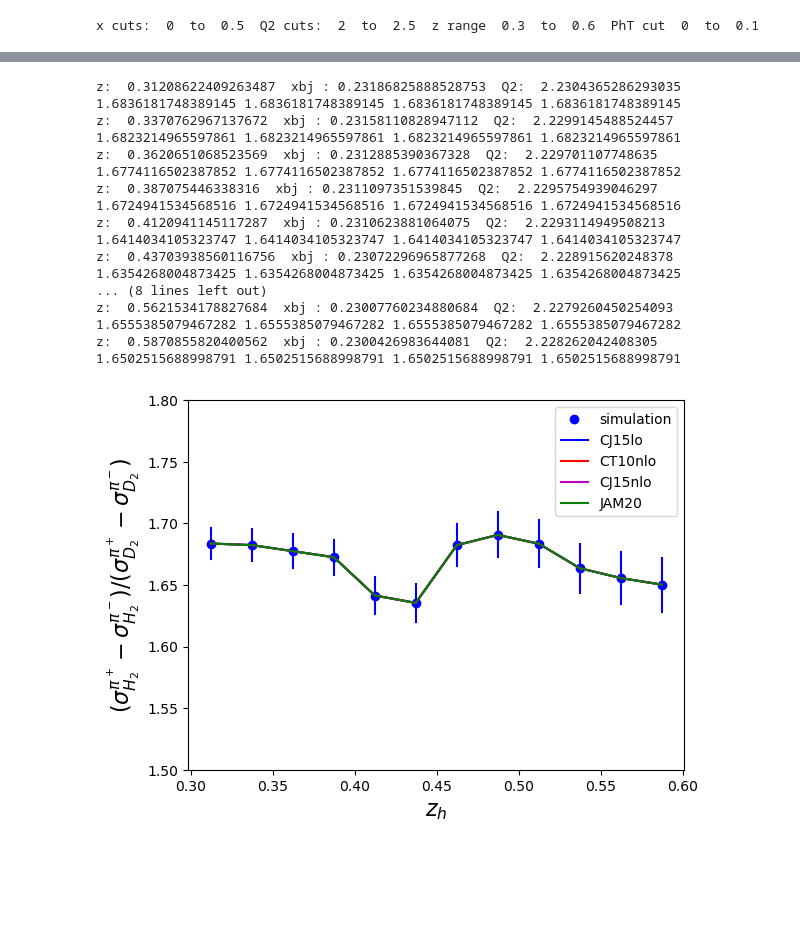
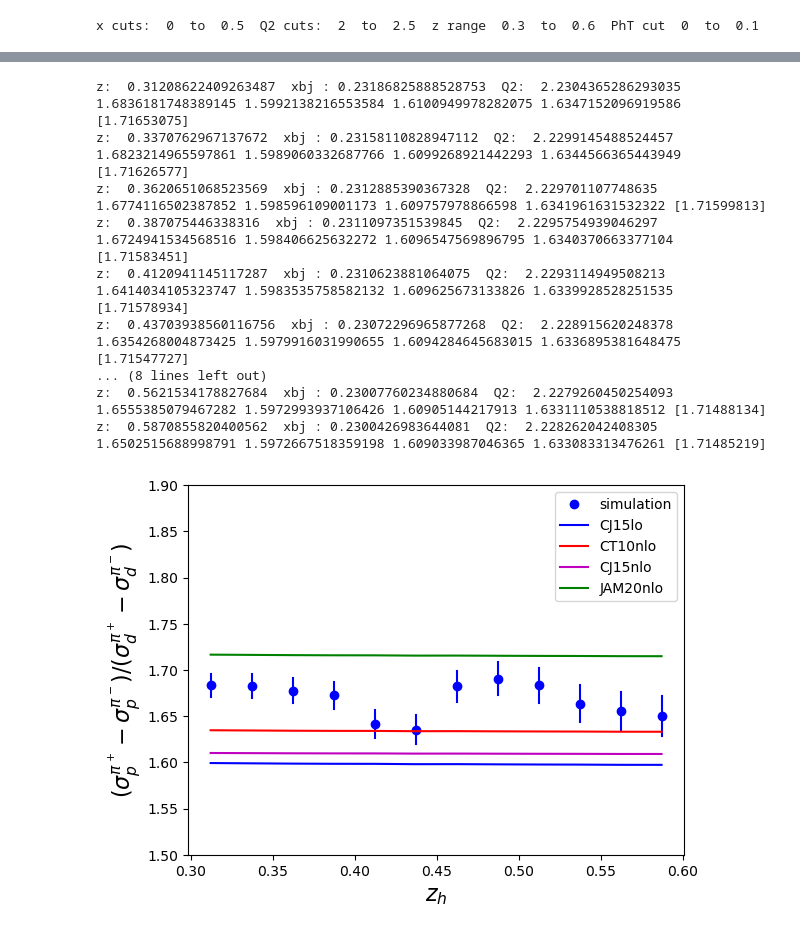
Before and after one commit to zhaozhiwen/zhaozhiwen, a Jupyter notebook: Unpol_proposal_H2D2.ipynb, the cells around one changed output, grey strips where cells are left out. Drawn from its saved outputs; the diff is of its cells as text; code cells hidden in the pictures; blank space fills up the shorter version.

```diff
--- a/Unpol_proposal_H2D2.ipynb
+++ b/Unpol_proposal_H2D2.ipynb
@@ -47,0 +53,32 @@ JAM20-SIDIS_PDF_proton_nlo PDF set, member #0, version 2; LHAPDF ID = 951500
+# %%
+def get_ratios(pdf,x,Q2):
+    d  = pdf.xfxQ2(1,x,Q2)
+    db = pdf.xfxQ2(-1,x,Q2)
+    u  = pdf.xfxQ2(2,x,Q2)
+    ub = pdf.xfxQ2(-2,x,Q2)
+    Sum=(4*u+4*ub+d+db)/5/(u+ub+d+db)
+    uv=u-ub
+    dv=d-db
+    Dif=(4*uv-dv)/3/(uv+dv)
+    return [Sum,Dif]
+def mcstat(pdfs,x,Q2):
+    nreps=len(pdfs)
+    data=np.zeros((nreps,2))
+    for i in range(nreps):
+        data[i]=get_ratios(pdfs[i],x,Q2)
+        # if (i<3):
+            # print('%i:sum=%0.2e diff=%0.2e'%(i,data[i][0],data[i][1]))
+    mean=np.mean(data,axis=0)
+    std=np.std(data,axis=0)
+    return mean,std
+# %%
+# this is to test how to use pdf
+x=0.25; Q2=2.25
+mean,std=mcstat(JAM20_all,x,Q2) # somehow JAM20 works also even though it is not defined
+print('JAM20nlo: sum=%0.2e diff=%0.2e'%(mean[0],mean[1]))
+# mean,std=mcstat(jam22,x,Q2)
+# print('JAM22nlo: sum=%0.2e diff=%0.2e'%(mean[0],mean[1]))
+# mean=get_ratios(CJ15nlo[0],x,Q2)
+# print('CJ15nlo : sum=%0.2e diff=%0.2e'%(mean[0],mean[1]))
+# mean=get_ratios(CT18nlo[0],x,Q2)
+# print('CJ18nlo : sum=%0.2e diff=%0.2e'%(mean[0],mean[1]))
@@ -453,44 +525,47 @@ for i_z in range(0,len(z_cuts)-1):
     #Q2_diff = (Q2_D2_pip+Q2_D2_pim+Q2_H2_pip+Q2_H2_pim)/4
     xbj_diff = Get_weighted_average([xbj_D2_pip,xbj_D2_pim,xbj_H2_pip,xbj_H2_pim],[err_D2_pip,err_D2_pim,err_H2_pip,err_H2_pim])[0]
     Q2_diff = Get_weighted_average([Q2_D2_pip,Q2_D2_pim,Q2_H2_pip,Q2_H2_pim],[err_D2_pip,err_D2_pim,err_H2_pip,err_H2_pim])[0]
     print('z: ',z_diff,' xbj :',xbj_diff,' Q2: ', Q2_diff)
     diff_ratio_CJ15lo = Get_diff_ratio(xbj_diff,math.sqrt(Q2_diff),CJ15lo)
     diff_ratio_CT10nlo = Get_diff_ratio(xbj_diff,math.sqrt(Q2_diff),CT10nlo)
     diff_ratio_bins_CJ15lo.append(diff_ratio_CJ15lo)
     diff_ratio_bins_CT10nlo.append(diff_ratio_CT10nlo)
     diff_ratio_CJ15nlo = Get_diff_ratio(xbj_diff,math.sqrt(Q2_diff),CJ15nlo)
+    # mean,std=mcstat(JAM20_all,xbj_diff,Q2_diff)  # calculate first, then mean
+    # diff_ratio_JAM20 = mean[1]*2 # calculate first, then mean
     diff_ratio_JAM20 = Get_diff_ratio(xbj_diff,math.sqrt(Q2_diff),JAM20)
     diff_ratio_bins_CJ15nlo.append(diff_ratio_CJ15nlo)
     diff_ratio_bins_JAM20.append(diff_ratio_JAM20)
-    print(diff_ratio_CJ15lo,diff_ratio_CJ15nlo,diff_ratio_CT10nlo,diff_ratio_JAM20)
+    print(diff_ratio,diff_ratio_CJ15lo,diff_ratio_CJ15nlo,diff_ratio_CT10nlo,diff_ratio_JAM20)
 plt.plot(z_diff_bin,xs_diff_bin,'bo',label='simulation')
 plt.plot(z_diff_bin,diff_ratio_bins_CJ15lo,'b',label='CJ15lo')
 plt.plot(z_diff_bin,diff_ratio_bins_CT10nlo,'r',label='CT10nlo')
 plt.plot(z_diff_bin,diff_ratio_bins_CJ15nlo,'m',label='CJ15nlo')
-plt.plot(z_diff_bin,diff_ratio_bins_JAM20,'g',label='JAM20')
+plt.plot(z_diff_bin,diff_ratio_bins_JAM20,'g',label='JAM20nlo')
 
-plt.ylim(1.5,1.8)
+plt.ylim(1.5,1.9)
 plt.legend()
 plt.xlabel(r'$z_h$',fontsize=16)
-plt.ylabel('${(\sigma_{H_2}^{\pi^+}-\sigma_{H_2}^{\pi^-})}/{(\sigma_{D_2}^{\pi^+}-\sigma_{D_2}^{\pi^-})}$',fontsize=16)
+# plt.ylabel('${(\sigma_{H_2}^{\pi^+}-\sigma_{H_2}^{\pi^-})}/{(\sigma_{D_2}^{\pi^+}-\sigma_{D_2}^{\pi^-})}$',fontsize=16)
+plt.ylabel('${(\sigma_{p}^{\pi^+}-\sigma_{p}^{\pi^-})}/{(\sigma_{d}^{\pi^+}-\sigma_{d}^{\pi^-})}$',fontsize=16)
 
-plt.savefig('results/diff_ratio.pdf')
+plt.savefig('results/d_diff_ratio.pdf')
 # %% [output]
 z:  0.31208622409263487  xbj : 0.23186825888528753  Q2:  2.2304365286293035
-1.6836181748389145 1.6836181748389145 1.6836181748389145 1.6836181748389145
+1.6836181748389145 1.5992138216553584 1.6100949978282075 1.6347152096919586 [1.71653075]
 z:  0.3370762967137672  xbj : 0.23158110828947112  Q2:  2.2299145488524457
-1.6823214965597861 1.6823214965597861 1.6823214965597861 1.6823214965597861
+1.6823214965597861 1.5989060332687766 1.6099268921442293 1.6344566365443949 [1.71626577]
 z:  0.3620651068523569  xbj : 0.2312885390367328  Q2:  2.229701107748635
-1.6774116502387852 1.6774116502387852 1.6774116502387852 1.6774116502387852
+1.6774116502387852 1.598596109001173 1.609757978866598 1.6341961631532322 [1.71599813]
 z:  0.387075446338316  xbj : 0.2311097351539845  Q2:  2.2295754939046297
-1.6724941534568516 1.6724941534568516 1.6724941534568516 1.6724941534568516
+1.6724941534568516 1.598406625632272 1.6096547569896795 1.6340370663377104 [1.71583451]
 z:  0.4120941145117287  xbj : 0.2310623881064075  Q2:  2.2293114949508213
-1.6414034105323747 1.6414034105323747 1.6414034105323747 1.6414034105323747
+1.6414034105323747 1.5983535758582132 1.609625673133826 1.6339928528251535 [1.71578934]
 z:  0.43703938560116756  xbj : 0.23072296965877268  Q2:  2.228915620248378
-1.6354268004873425 1.6354268004873425 1.6354268004873425 1.6354268004873425
+1.6354268004873425 1.5979916031990655 1.6094284645683015 1.6336895381648475 [1.71547727]
 ... (8 lines left out)
 z:  0.5621534178827684  xbj : 0.23007760234880684  Q2:  2.2279260450254093
-1.6555385079467282 1.6555385079467282 1.6555385079467282 1.6555385079467282
+1.6555385079467282 1.5972993937106426 1.60905144217913 1.6331110538818512 [1.71488134]
 z:  0.5870855820400562  xbj : 0.2300426983644081  Q2:  2.228262042408305
-1.6502515688998791 1.6502515688998791 1.6502515688998791 1.6502515688998791
+1.6502515688998791 1.5972667518359198 1.609033987046365 1.633083313476261 [1.71485219]
-[figure, old version]
+[figure, new version]
```
Also changed, not shown: parts of 8 cells of this notebook, 1 other file.
